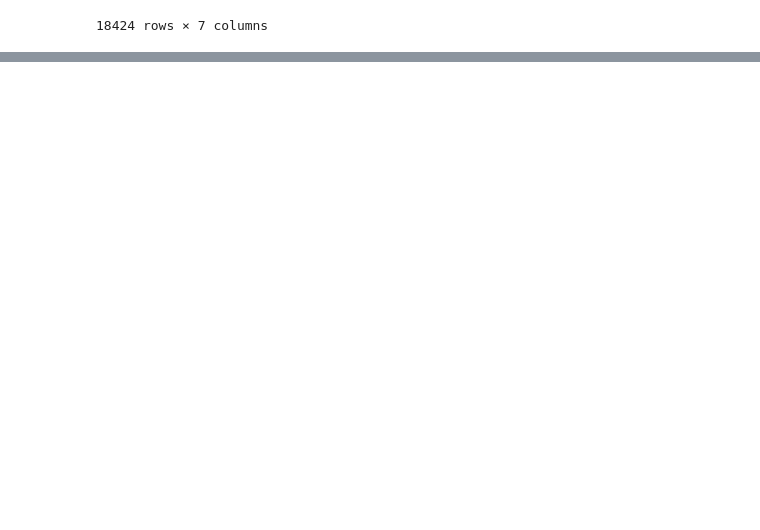
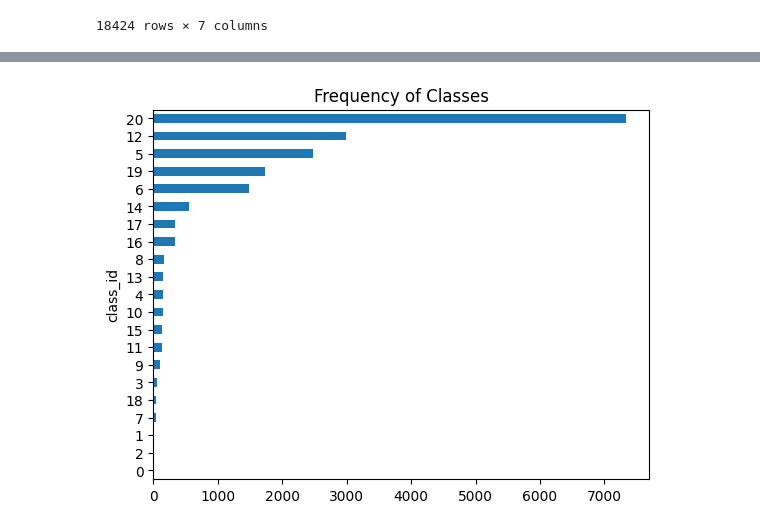
Before and after one commit to FuseII/dam_system, a Jupyter notebook: classification.ipynb, the cells around one changed output, grey strips where cells are left out. Drawn from its saved outputs; the diff is of its cells as text; code cells hidden in the pictures; blank space fills up the shorter version.

```diff
--- a/classification.ipynb
+++ b/classification.ipynb
@@ -61,0 +66,7 @@ final_df
+# %%
+# узнаем кол-во примеров в каждом классе
+final_df["class_id"].value_counts(ascending=True).plot.barh()
+plt.title("Frequency of Classes")
+plt.show()
+# %% [output]
+[figure, added]
```
Also changed, not shown: parts of 10 cells of this notebook.
